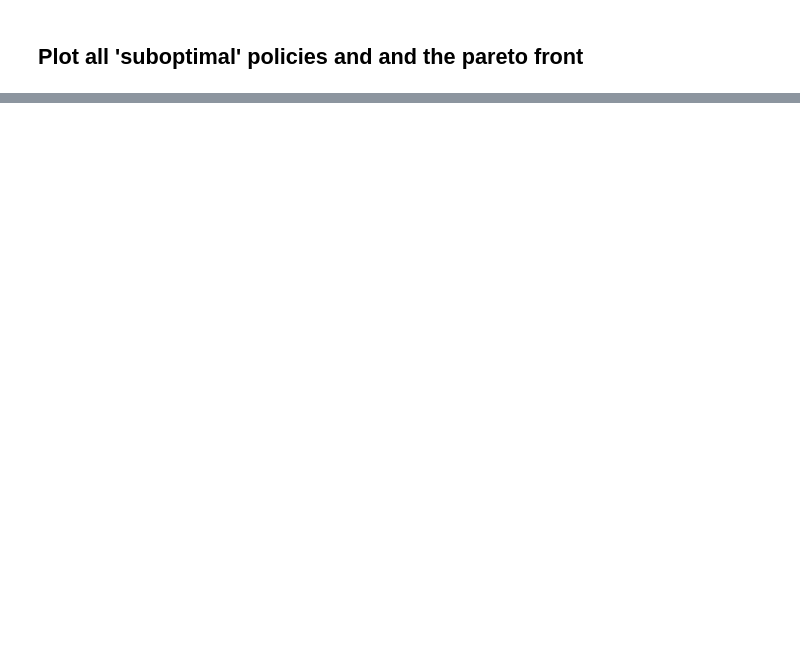
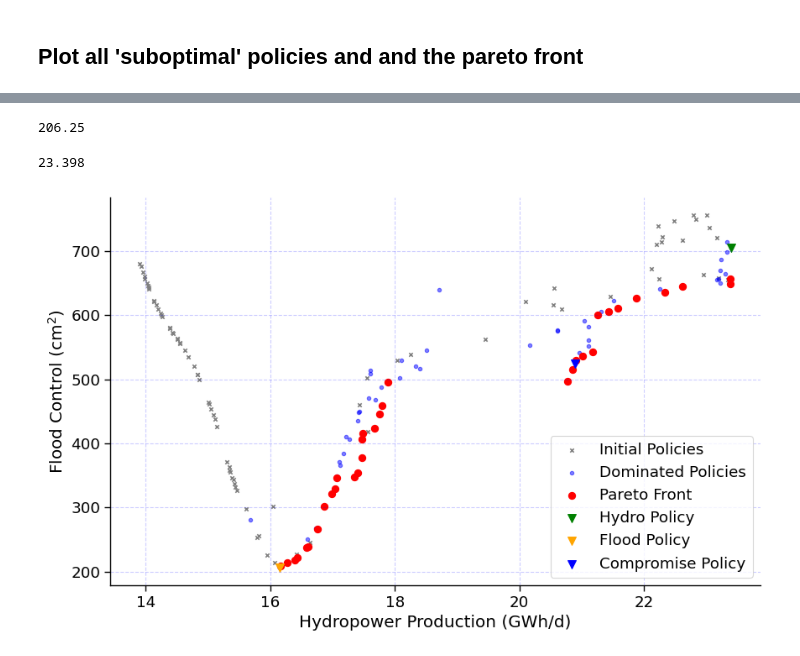
Before and after one commit to CooperBigFoot/optimal-wat-allocation, a Jupyter notebook: code/eda.ipynb, the cells around one changed output, grey strips where cells are left out. Cells and saved outputs as stored; diff of their text form; code cells hidden in the pictures; blank space fills up the shorter version.

```diff
--- a/code/eda.ipynb
+++ b/code/eda.ipynb
@@ -450,0 +437,78 @@ plt.show()
+# %%
+min_flood = pareto_frontier["OF_flood"].min()
+min_flood
+# %% [output]
+206.25
+# %%
+max_hydro = pareto_frontier["OF_hydro"].max()
+max_hydro
+# %% [output]
+23.398
+# %%
+hydro_pareto = (23.398, 705.32)
+flood_pareto = (16.158, 206.25)
+compromise_pareto = (20.895, 524.12)
+
+pareto_selections = [hydro_pareto, flood_pareto, compromise_pareto]
+pareto_names = ["Hydro Policy", "Flood Policy", "Compromise Policy"]
+paret_colors = ["green", "orange", "blue"]
+
+pareto_frontier = pareto_frontier[
+    ~pareto_frontier.apply(
+        lambda x: (x["OF_hydro"], x["OF_flood"]) in pareto_selections, axis=1
+    )
+]
+
+plt.figure(figsize=(10, 6))
+plt.scatter(
+    gen_init_policies["OF_hydro"],
+    gen_init_policies["OF_flood"],
+    c="gray",
+    s=10,
+    alpha=1,
+    label="Initial Policies",
+    marker="x",
+)
+
+plt.scatter(
+    gen_opt_policies["OF_hydro"],
+    gen_opt_policies["OF_flood"],
+    c="blue",
+    s=10,
+    alpha=0.5,
+    label="Dominated Policies",
+)
+
+plt.scatter(
+    pareto_frontier["OF_hydro"],
+    pareto_frontier["OF_flood"],
+    c="red",
+    s=35,
+    label="Pareto Front",
+)
+
+for i, (x, y) in enumerate(pareto_selections):
+    plt.scatter(
+        x,
+        y,
+        c=paret_colors[i],
+        s=50,
+        label=pareto_names[i],
+        marker="v",
+    )
+
+
+plt.xlabel("Hydropower Production (GWh/d)")
+plt.ylabel("Flood Control (cm$^2$)")
+sns.despine()
+plt.legend()
+plt.grid(alpha=0.2, linestyle="--", color="#0000FF")
+plt.savefig(
+    "/Users/cooper/Desktop/optimal-wat-allocation/images/pareto_frontier.png",
+    bbox_inches="tight",
+    dpi=300,
+)
+
+plt.show()
+# %% [output]
+[figure, added]
```
Also changed, not shown: parts of 16 cells of this notebook, 9 other files.
